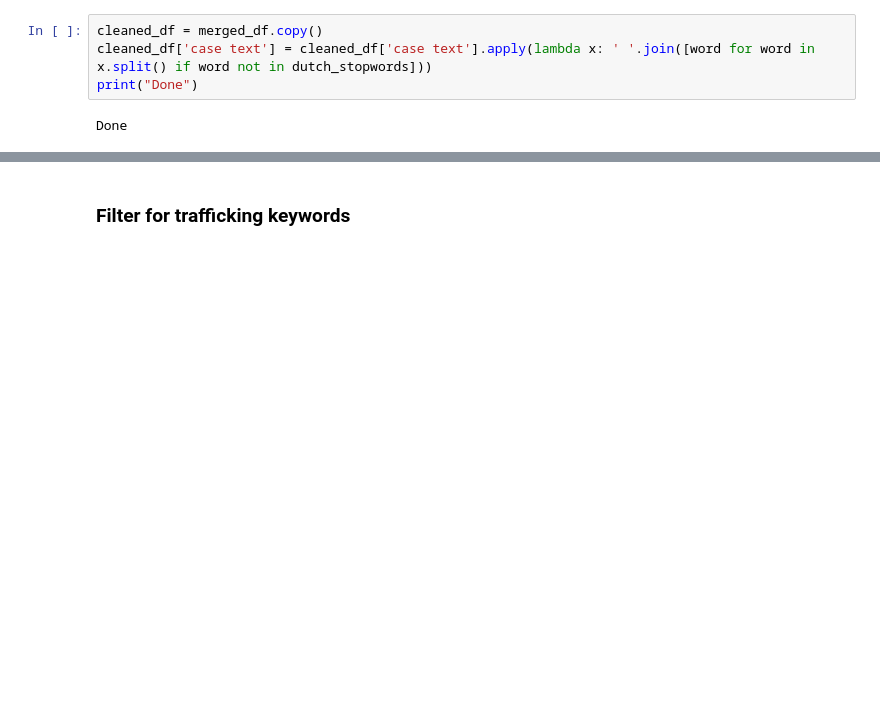
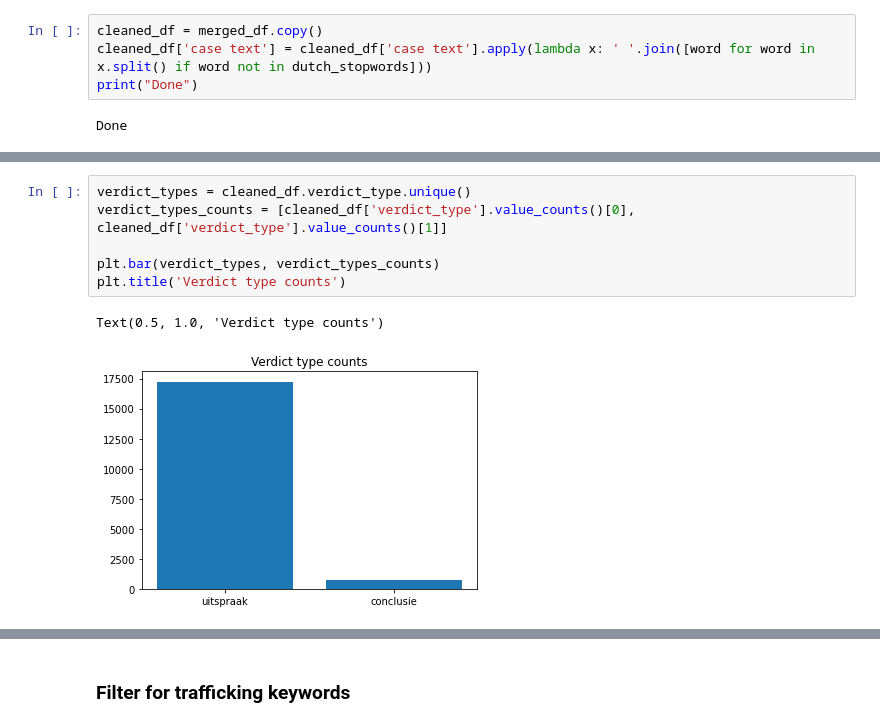
Before and after one commit to bloemetjesgordijn/Master-thesis, a Jupyter notebook: Data Creation and Cleaning.ipynb, the cells around one changed output, grey strips where cells are left out. Saved outputs shown, nothing was run; the diff lists cells and outputs as text; blank space fills up the shorter version.

```diff
--- a/Data Creation and Cleaning.ipynb
+++ b/Data Creation and Cleaning.ipynb
@@ -276,0 +348,9 @@ Original count: 84910721
+# %%
+verdict_types = cleaned_df.verdict_type.unique()
+verdict_types_counts = [cleaned_df['verdict_type'].value_counts()[0], cleaned_df['verdict_type'].value_counts()[1]]
+
+plt.bar(verdict_types, verdict_types_counts)
+plt.title('Verdict type counts')
+# %% [output]
+Text(0.5, 1.0, 'Verdict type counts')
+[figure, added]
```
Also changed, not shown: parts of 34 cells of this notebook.
